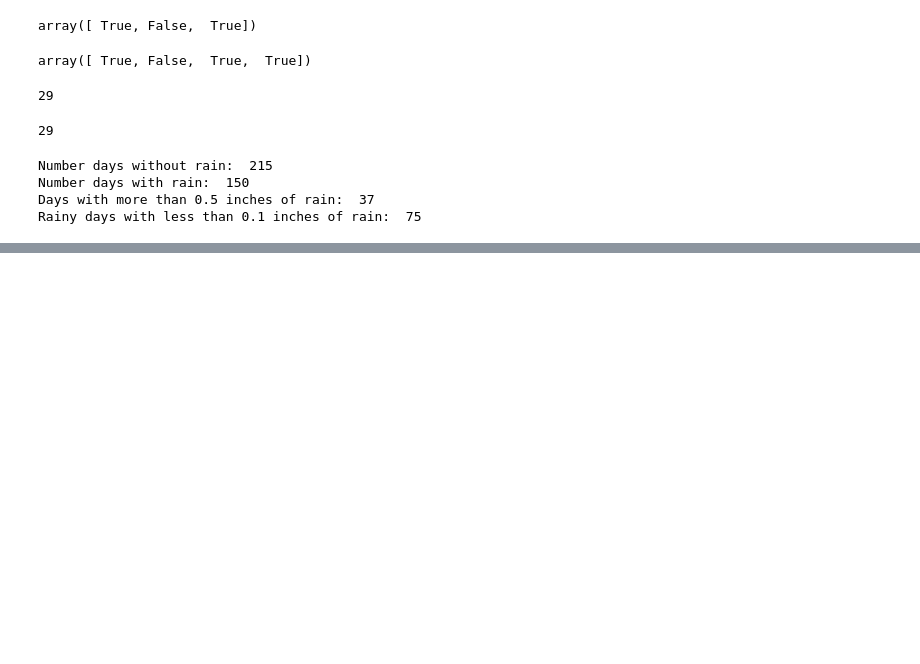
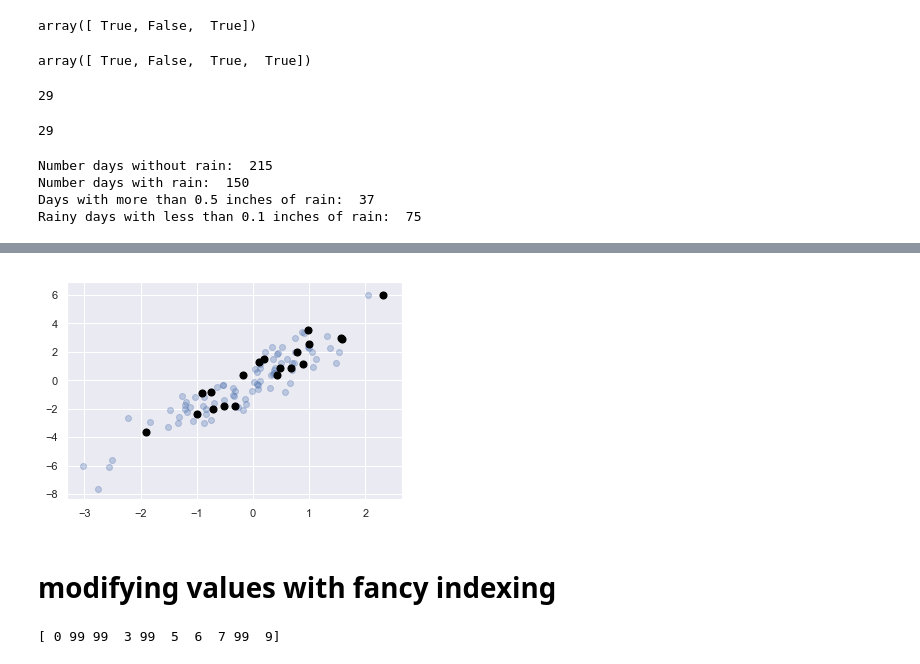
Before and after one commit to davejscott/PythonDataScience, a Jupyter notebook: SimpleNumpyPracticeandCalls.ipynb, the cells around one changed output, grey strips where cells are left out. Saved outputs shown, nothing was run; the diff lists cells and outputs as text; code cells hidden in the pictures; blank space fills up the shorter version.

```diff
--- a/SimpleNumpyPracticeandCalls.ipynb
+++ b/SimpleNumpyPracticeandCalls.ipynb
@@ -1278,0 +1517,7 @@ Rainy days with less than 0.1 inches of rain:  75
+# %%
+plt.scatter(X[:, 0], X[:, 1], alpha=0.3)
+plt.scatter(selection[:, 0], selection[:, 1], facecolor='black', s=50);
+# %% [output]
+[figure, added]
+# %% [markdown]
+# modifying values with fancy indexing
@@ -1278,0 +1529,4 @@ Rainy days with less than 0.1 inches of rain:  75
+# %%
+print(x)
+# %% [output]
+[ 0 99 99  3 99  5  6  7 99  9]
```
Also changed, not shown: parts of 80 cells of this notebook.
